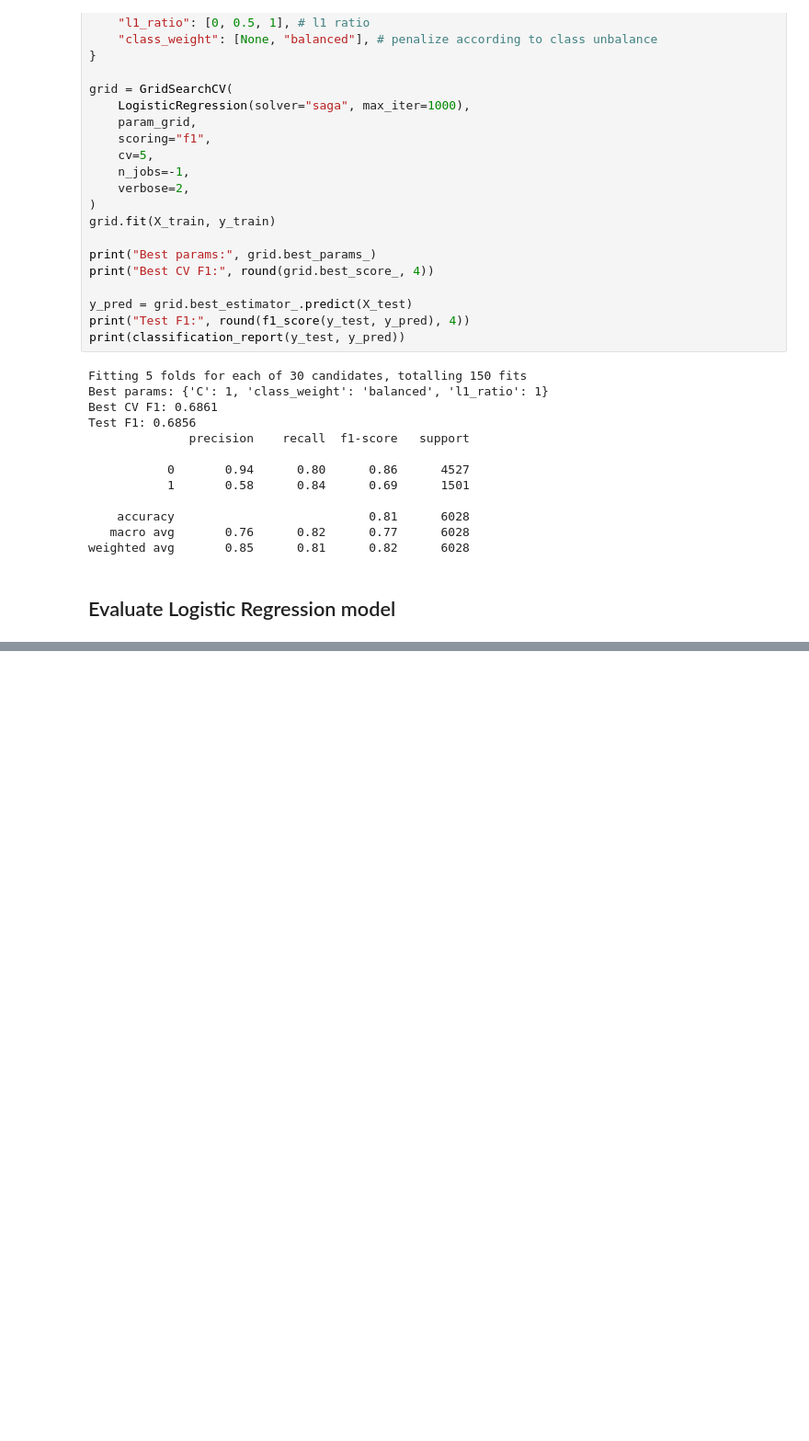
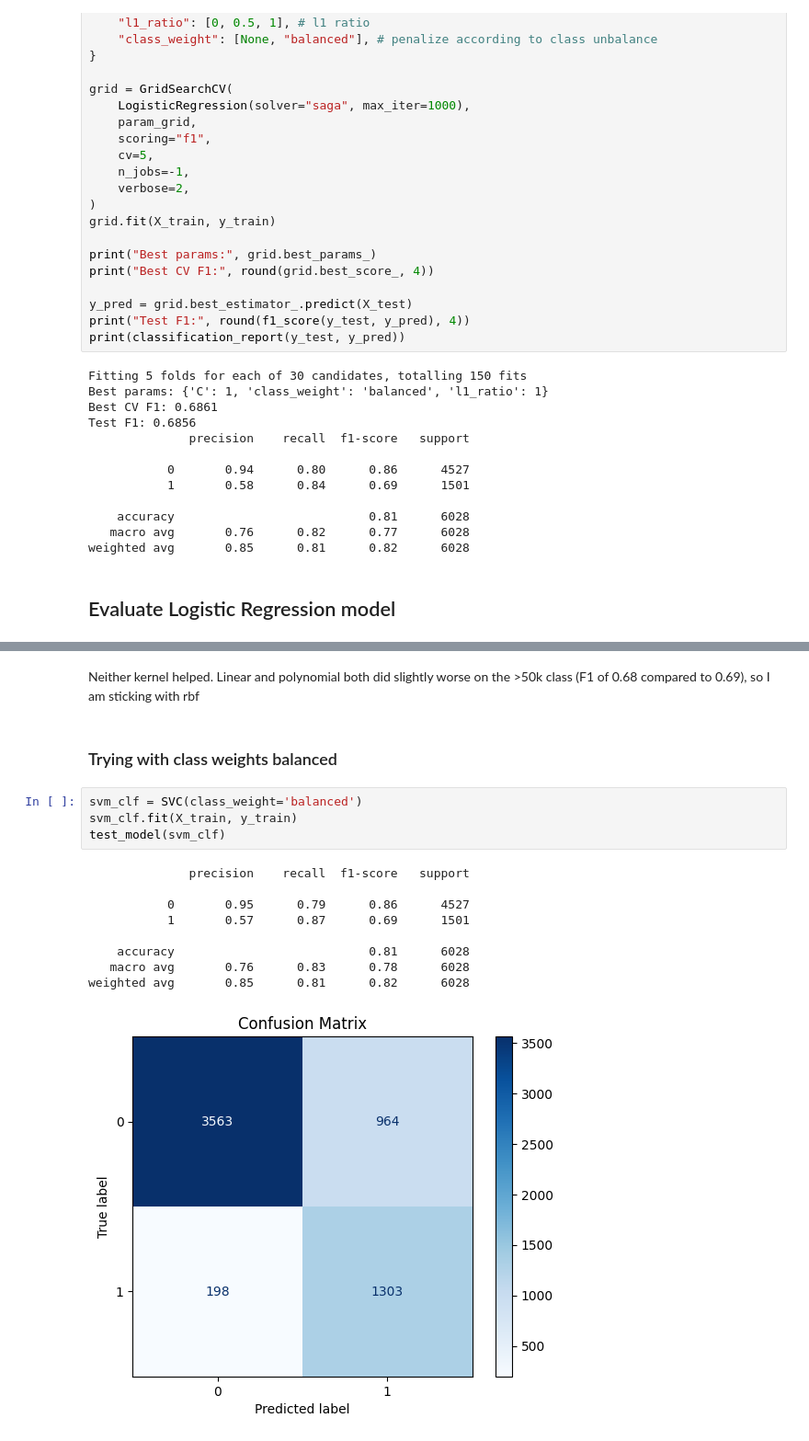
Before and after one commit to LouisUF/Intro-To-ML-Project, a Jupyter notebook: Term Project Group 19.ipynb, the cells around one changed output, grey strips where cells are left out. Shown at 92% size. Cells and saved outputs as stored; diff of their text form; blank space fills up the shorter version.

```diff
--- a/Term Project Group 19.ipynb
+++ b/Term Project Group 19.ipynb
@@ -848,0 +893,18 @@ weighted avg       0.85      0.81      0.82      6028
+# %% [markdown]
+Neither kernel helped. Linear and polynomial both did slightly worse on the >50k class (F1 of 0.68 compared to 0.69), so I am sticking with rbf
+# %% [markdown]
+### Trying with class weights balanced
+# %%
+svm_clf = SVC(class_weight='balanced')
+svm_clf.fit(X_train, y_train)
+test_model(svm_clf)
+# %% [output]
+              precision    recall  f1-score   support
+
+           0       0.95      0.79      0.86      4527
+           1       0.57      0.87      0.69      1501
+
+    accuracy                           0.81      6028
+   macro avg       0.76      0.83      0.78      6028
+weighted avg       0.85      0.81      0.82      6028
+[figure, added]
```
Also changed, not shown: parts of 38 cells of this notebook.
